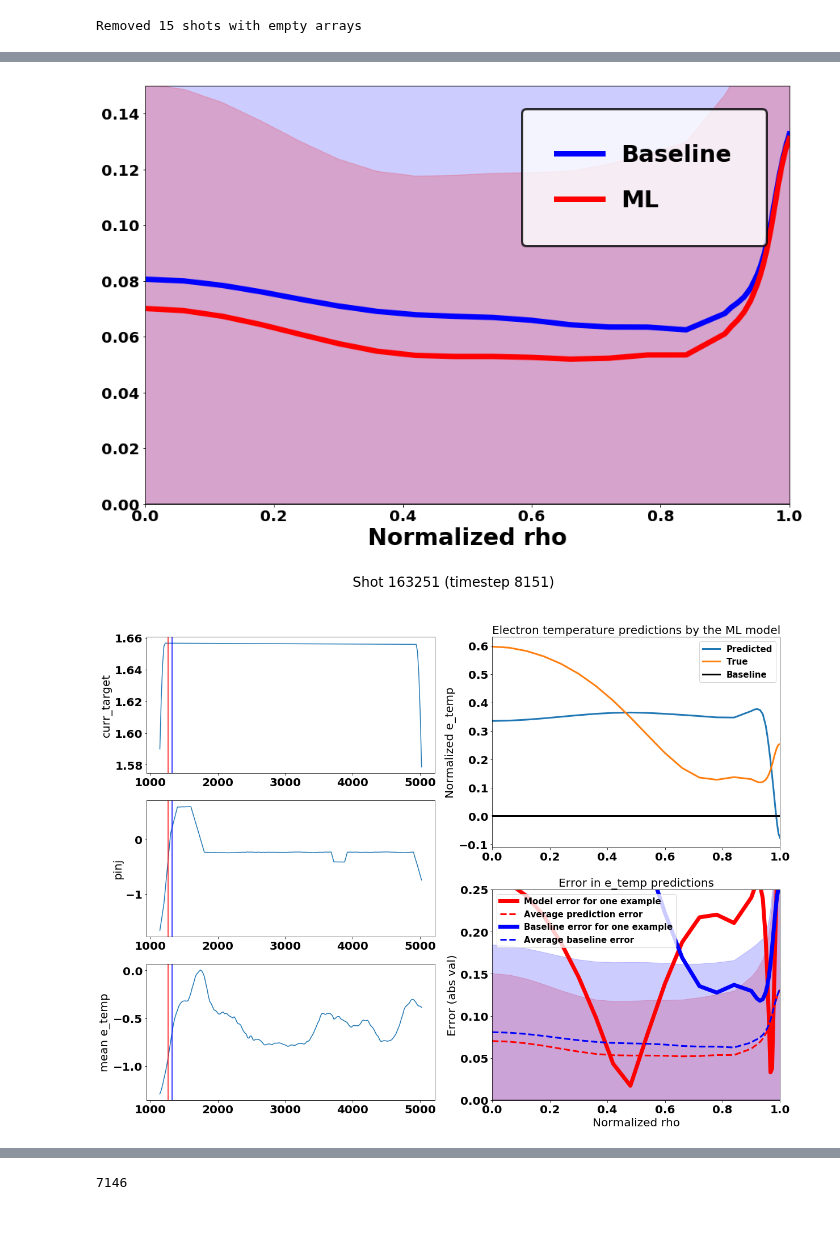
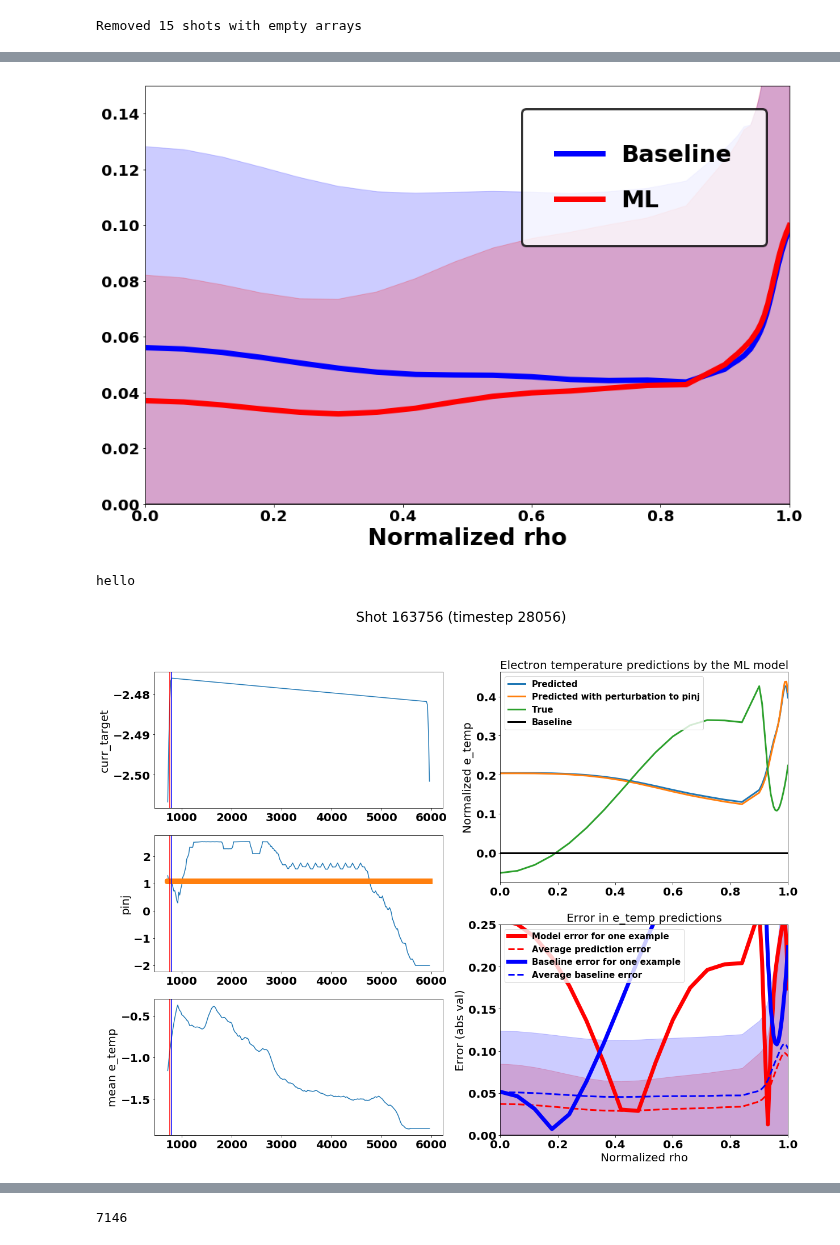
Before and after one commit to PlasmaControl/plasma-profile-predictor, a Jupyter notebook: notebooks/analyze_model.ipynb, the cells around one changed output, grey strips where cells are left out. Drawn from its saved outputs; the diff is of its cells as text; code cells hidden in the pictures.

```diff
--- a/notebooks/analyze_model.ipynb
+++ b/notebooks/analyze_model.ipynb
@@ -14,8 +17,8 @@ import yaml
 #root_dir='/global/cscratch1/sd/abbatej/autoruns/no_smoothing/numlayers_0_densact_linear_denssize_20'
 #root_dir='/global/homes/a/abbatej/plasma_profiles_predictor/test_models'
 #root_dir='/global/homes/a/abbatej/plasma_profiles_predictor'
-root_dir='/global/cscratch1/sd/abbatej/autoruns/delay_with_0d_lookahead_2/ncomponents_None_delay_3_prelayers_2_size_20_rnnsize_20_'
-input_dir='/global/homes/a/abbatej/'
+root_dir='/global/cscratch1/sd/al34/autoruns/lookback_with_0d_lookahead/ncomponents_None_lookback_3_prelayers_2_size_10_rnnsize_50_rnndropout_0_recurrentdropout_0_densedropout_0_'
+input_dir='/global/homes/a/al34/data_files/'
 model_filename='model.h5'
 #model_filename='gru_cnn_renormed_40.h5'
 
@@ -156,6 +104,6 @@ ValueError: shapes (8,80) and (20,80) not aligned: 80 (dim 1) != 20 (dim 0)
 # %%
-input_data=val_data
-output_data=val_target
+input_data=train_data
+output_data=train_target
 # %%
 # Get ML model performance
 val_mae = abs(loaded_model.predict(input_data)-output_data)
@@ -216,28 +213,28 @@ plt.rc('font', **font)
 # %%
 # plt.plot(rho_points,avg_val_mae, c='r', alpha=.5)
 # plt.plot(rho_points, avg_baseline_mae, c='b', alpha=.5)
 plt.fill_between(rho_points, avg_baseline_mae - std_baseline_mae, avg_baseline_mae + std_baseline_mae, color='b', alpha=0.2)
 plt.fill_between(rho_points, avg_val_mae - std_val_mae, avg_val_mae + std_val_mae, color='r', alpha=0.2)
-
+Please Ple
 #plt.plot(rho_points, avg_baseline_reg_mae, c='k', label='Baseline Linear Regression', linewidth=7.0)
 plt.plot(rho_points, avg_baseline_mae, c='b', label='Baseline', linewidth=7.0)
 plt.plot(rho_points,avg_val_mae, c='r', label='ML', linewidth=7.0)
 # plt.plot(rho_points,avg_val_mae_holdout, c='b', label='ML no actuators', linewidth=7.0)
 # plt.fill_between(rho_points, avg_baseline_mae - std_baseline_mae, avg_baseline_mae + std_baseline_mae, color='b', alpha=0.2)
 # plt.fill_between(rho_points, avg_val_mae - std_val_mae, avg_val_mae + std_val_mae, color='r', alpha=0.2)
 
 leg=plt.legend(loc='upper right', edgecolor='k', borderaxespad=1.0, borderpad=1.5, labelspacing=1.0, fontsize=30)
 leg.get_frame().set_linewidth(3.0)
 #leg.get_frame().set_edgecolor('k')
 #plt.title('Comparing prediction error with and without rho=30', fontweight='heavy', fontsize=40)
 plt.xlabel('Normalized rho', fontweight='heavy', fontsize=30)
 #plt.ylabel('(Model with rho=30) - (Model without rho=30)', fontweight='heavy', fontsize=30)
 plt.axhline(0,c='k')
 plt.ylim(0,.15)
 plt.xlim(0,1.0)
 plt.show()
 # %% [output]
-[figure, old version]
+[figure, new version]
 # %%
 # The following must have already been run:
 # shot_indices_dictionary = helper_functions.load_obj(input_dir+'shot_indices')
@@ -418,9 +421,9 @@ font={'size': 20, 'weight': 'heavy'}
 plt.rc('font', **font)
 # %%
 import random
-random.randint(0,len(val_data))
+random.randint(0,len(train_data))
 timestep=np.random.choice(val_shot_inds)+np.random.randint(10)
-
+timestep = 28056
 #random.randint(0,len(train_data))
 #timestep=np.random.choice(train_shot_inds)+np.random.randint(10)
 
@@ -428,6 +431,7 @@ timestep=np.random.choice(val_shot_inds)+np.random.randint(10)
 #timestep=val_shot_inds[val_shots.index(163174)]+i
 
 #timestep=val_shot_inds[42]+20
-plot_timestep(timestep, train=False, normalized=True, sig_to_perturb=None)
+plot_timestep(timestep, train=False, normalized=True, sig_to_perturb='pinj')
 # %% [output]
+hello
-[figure, old version]
+[figure, new version]
```
Also changed, not shown: parts of 22 cells of this notebook, 17 other files.
